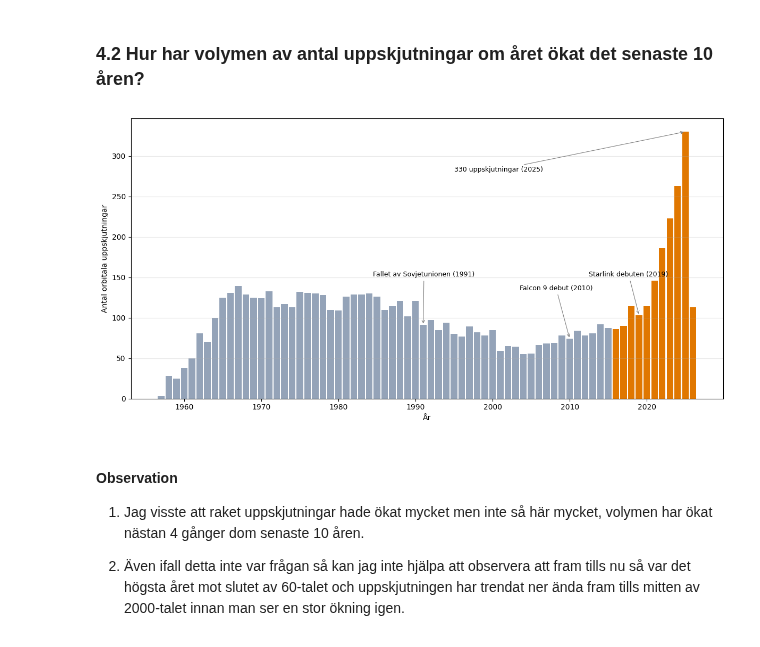
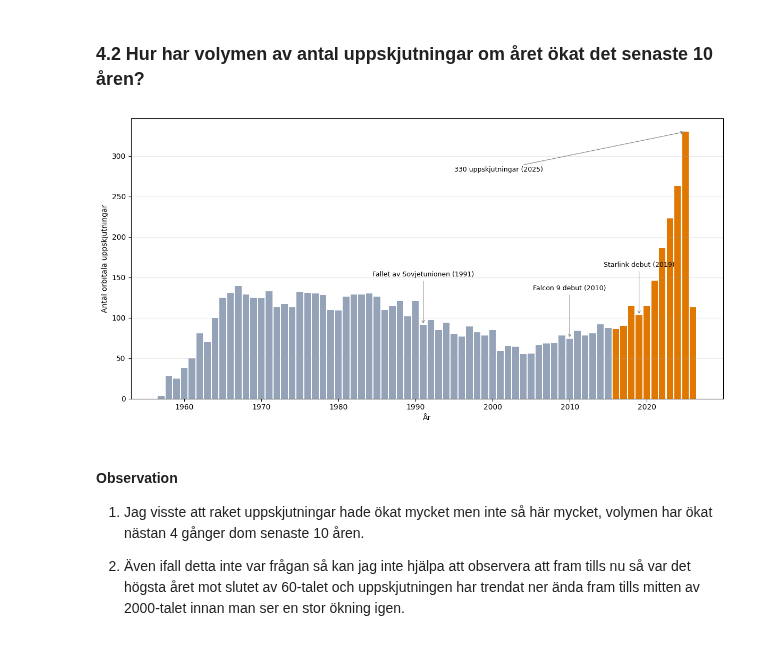
Before and after one commit to jacoblasse/KK1-rymduppskjutningar, a Jupyter notebook: notebook.ipynb, the cells around one changed output. Saved outputs shown, nothing was run; the diff lists cells and outputs as text; code cells hidden in the pictures.

Commit message:
Annonate events on cadence graph with for loop instead of printing every event manually

```diff
--- a/notebook.ipynb
+++ b/notebook.ipynb
@@ -423,50 +423,44 @@ Jag tycker det är riktigt intressant att trotts 60 år av utveckling så är do
 # %%
 # Jag kan använda mig av by_year dataframen jag skapat till förra diagramet
 
 fig, ax = plt.subplots(figsize=(12, 6))
 
 year_cutoff = 2016
 
 colors = ["#e07700" if year >= year_cutoff else "#94a3b8" for year in by_year.index]
 ax.bar(by_year.index, by_year["total"], color=colors, width=0.85)
 
+events = {
+    1991: "Fallet av Sovjetunionen (1991)",
+    2010: "Falcon 9 debut (2010)",
+    2019: "Starlink debut (2019)",
+}
 
+for year, label in events.items():
+    if year in by_year.index:
+        total = by_year.loc[year, "total"]
+        ax.annotate(label, xy=(year, total), xytext=(year, total + 60),
+                    arrowprops=dict(arrowstyle="->", color="gray", lw=0.8),
+                    fontsize=9, ha="center")
 
-ax.annotate("Fallet av Sovjetunionen (1991)",
-            xy=(1991, by_year.loc[1991, "total"]),
-            xytext=(1991 - 6.5, by_year.loc[1991, "total"] + 60),
-            arrowprops=dict(arrowstyle="->", color="gray", lw=0.8),
-            fontsize=9)
-
-ax.annotate("Falcon 9 debut (2010)",
-            xy=(2010, by_year.loc[2010, "total"]),
-            xytext=(2010 - 6.5, by_year.loc[2010, "total"] + 60),
-            arrowprops=dict(arrowstyle="->", color="gray", lw=0.8),
-            fontsize=9)
-
-ax.annotate("Starlink debuten (2019)",
-            xy=(2019, by_year.loc[2019, "total"]),
-            xytext=(2019 - 6.5, by_year.loc[1991, "total"] + 60),
-            arrowprops=dict(arrowstyle="->", color="gray", lw=0.8),
-            fontsize=9)
 
 peak_year = by_year["total"].idxmax()
 peak_value = by_year["total"].max()
 ax.annotate(f"{peak_value} uppskjutningar ({peak_year})",
             xy=(peak_year, peak_value),
             xytext=(peak_year - 30, peak_value * 0.85),
             arrowprops=dict(arrowstyle="->", color="gray", lw=0.8),
             fontsize=9)
 
 
 
 ax.set_xlabel("År")
 ax.set_ylabel("Antal orbitala uppskjutningar")
 ax.grid(True, alpha=0.3, axis="y")
 plt.tight_layout()
 plt.show()
 # %% [output]
-[figure, old version]
+[figure, new version]
 # %% [markdown]
 #### Observation
 
```
